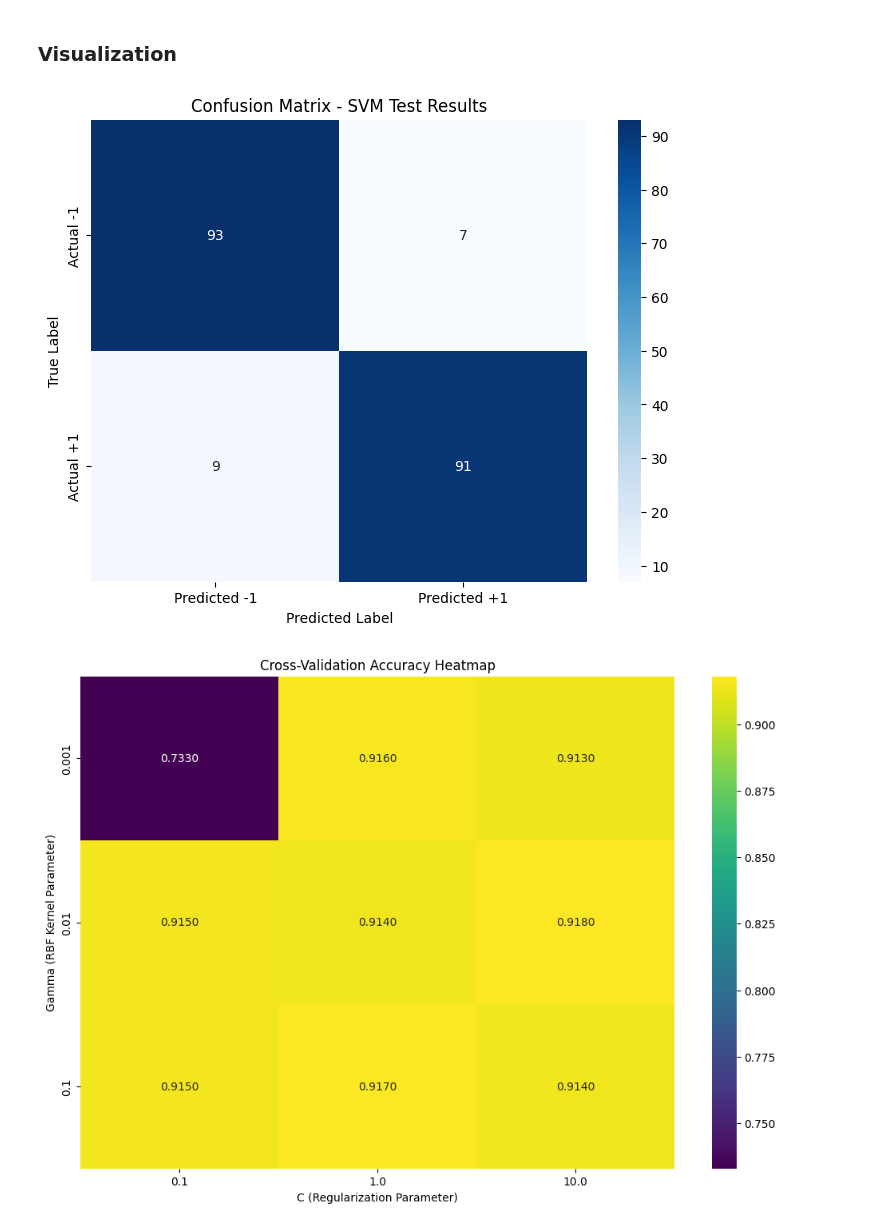
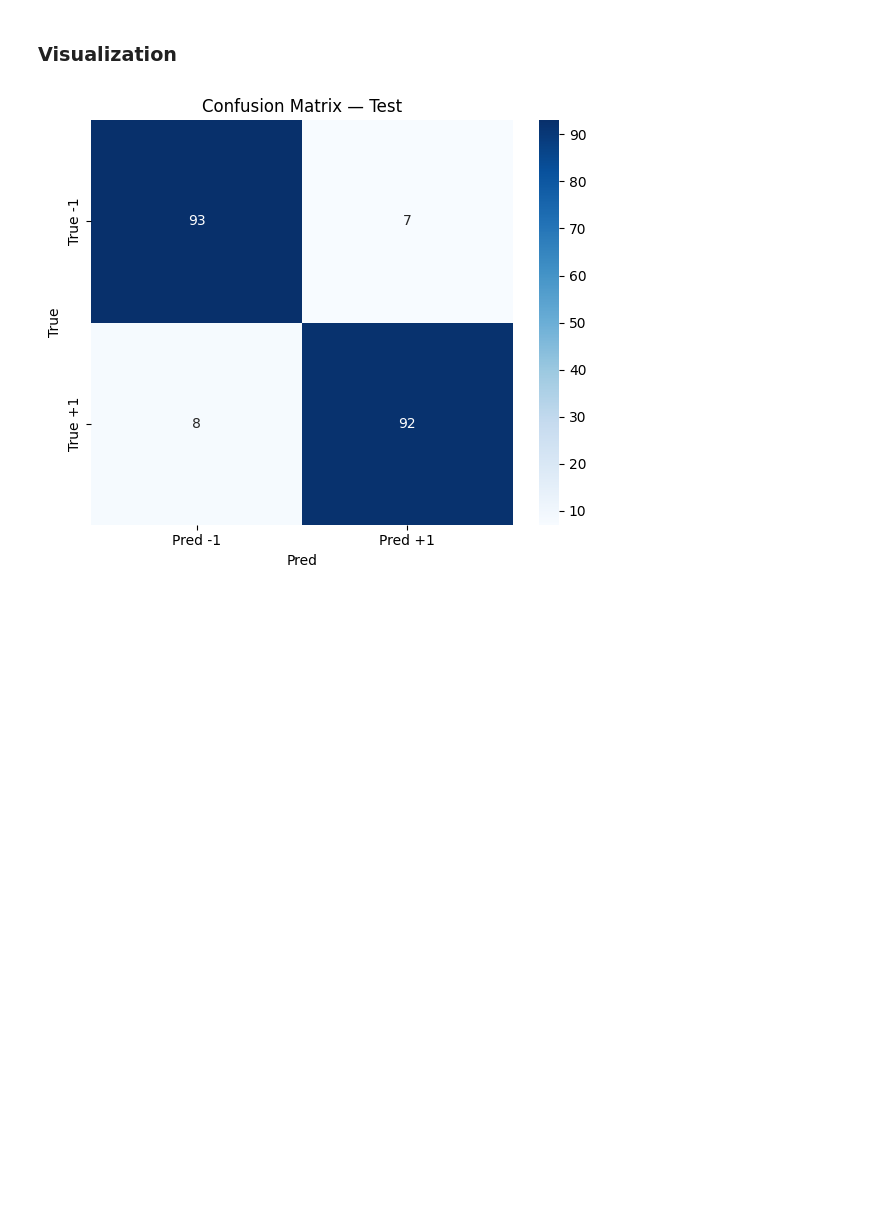
Before and after one commit to GabrielPinos/OMDS_FinalProject, a Jupyter notebook: Part2_SVM/run_2i_Pinos_Lattanzio.ipynb, the cells around one changed output. Drawn from its saved outputs; the diff is of its cells as text; code cells hidden in the pictures; blank space fills up the shorter version.

Commit message:
update svm notebook and function

```diff
--- a/Part2_SVM/run_2i_Pinos_Lattanzio.ipynb
+++ b/Part2_SVM/run_2i_Pinos_Lattanzio.ipynb
@@ -233,0 +235,10 @@ Test set size: 200
+# %%
+
+# Define hyperparameter grid
+C_values = [1e-2, 1, 10]
+gamma_values = [1e-4, 1e-2, 1]
+
+print("Starting cross-validation (RBF kernel)...")
+(best_C, best_gamma, best_accuracy), all_results = cross_validate_svm_cvxopt(
+    X_trainval, y_trainval, C_values, gamma_values, k_folds=5
+)
@@ -236 +274,9 @@ Test set size: 200
+# %%
+# Fit scaler su tutto il train+val e applica a train+val e test
+scaler = StandardScaler()
+X_trainval_sc = scaler.fit_transform(X_trainval)
+X_test_sc     = scaler.transform(X_test)
+
+# Kernel function
+kernel_final = lambda A, B: rbf_kernel(A, B, gamma=best_gamma)
 # %%
@@ -300,28 +343,16 @@ Optimization status: optimal
 # %% [markdown]
 ### **Visualization**
 # %%
-# Plot confusion matrix
-plt.figure(figsize=(8, 6))
-sns.heatmap(conf_matrix, annot=True, fmt='d', cmap='Blues',
-            xticklabels=['Predicted -1', 'Predicted +1'],
-            yticklabels=['Actual -1', 'Actual +1'])
-plt.title('Confusion Matrix - SVM Test Results')
-plt.ylabel('True Label')
-plt.xlabel('Predicted Label')
+# Confusion Matrix Heatmap
+plt.figure(figsize=(6,5))
+sns.heatmap(cm_test, annot=True, fmt='d', cmap='Blues',
+            xticklabels=['Pred -1','Pred +1'],
+            yticklabels=['True -1','True +1'])
+plt.title("Confusion Matrix — Test")
+plt.ylabel("True")
+plt.xlabel("Pred")
+plt.tight_layout()
 plt.show()
-
-# Plot cross-validation results
-plt.figure(figsize=(12, 8))
-cv_df = pd.DataFrame(cv_results, columns=['C', 'gamma', 'accuracy'])
-
-# Create heatmap of CV results
-pivot_table = cv_df.pivot(index='gamma', columns='C', values='accuracy')
-sns.heatmap(pivot_table, annot=True, fmt='.4f', cmap='viridis')
-plt.title('Cross-Validation Accuracy Heatmap')
-plt.xlabel('C (Regularization Parameter)')
-plt.ylabel('Gamma (RBF Kernel Parameter)')
-plt.show()
 # %% [output]
-[figure, old version]
+[figure, new version]
-[figure, removed]
 # %% [markdown]
```
Also changed, not shown: parts of 39 cells of this notebook, 1 other file.
